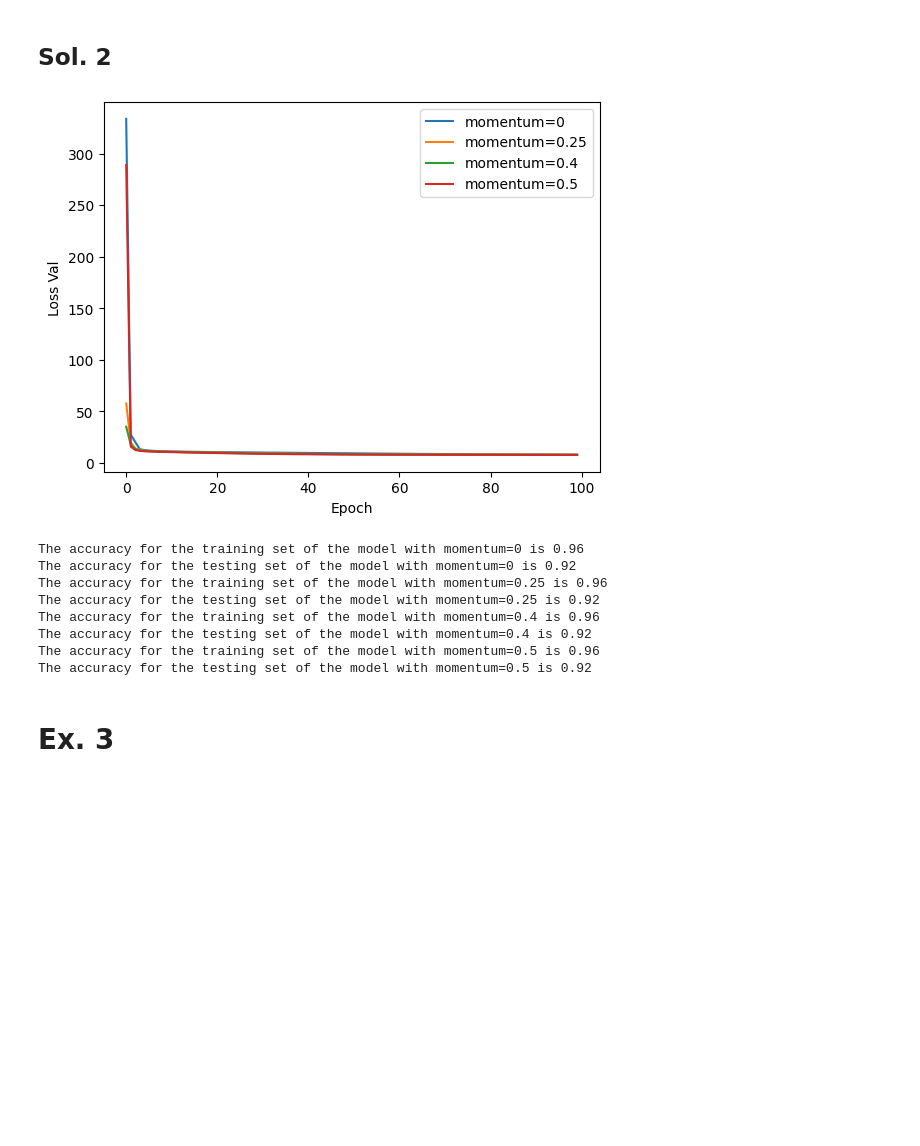
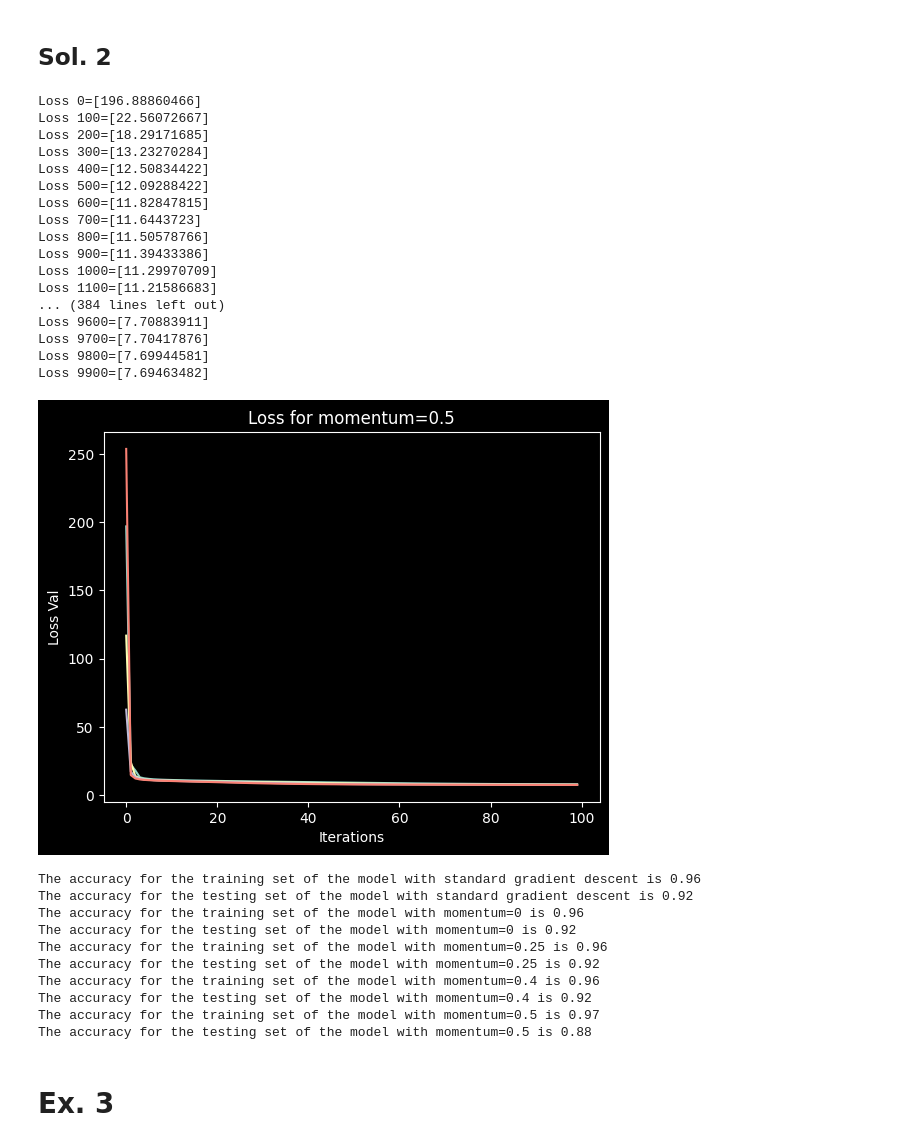
Before and after one commit to albert-santos01/DeepLearning, a Jupyter notebook: P1/P1-Questions.ipynb, the cells around one changed output. Saved outputs shown, nothing was run; the diff lists cells and outputs as text; code cells hidden in the pictures; blank space fills up the shorter version.

Commit message:
finale del código

```diff
--- a/P1/P1-Questions.ipynb
+++ b/P1/P1-Questions.ipynb
@@ -127,14 +130,16 @@ def train(NN,X, y,epoch = 10000,lr = .1, verbose = True):
 
     return list_loss
 # %%
-def plot_loss(list_loss):
+def plot_loss(list_loss, label='Loss vs Iterations', save_path='Results/loss.png'):
     plt.plot(list_loss)
     plt.xlabel('Iterations')
     plt.ylabel('Loss Val')
-    plt.title('Loss vs Iterations')
-    plt.show()
-    plt.savefig('Results/loss_1.3.png')
+    plt.title(label)
+    plt.savefig(save_path)
+
+
 x = np.array([train_df['X'],train_df['Y']]).T
 y = np.array([train_df['C']]).T
-NN = MLP(inputNode=2, hiddenNode=16)
-list_loss = train(NN, x, y, epoch=100000, lr=0.01, verbose=False)
+NN_stand = MLP(inputNode=2, hiddenNode=16)
+list_loss = train(NN_stand, x, y, epoch=100000, lr=0.01, verbose=False)
+plot_loss(list_loss, save_path='Results/standard/loss_1.3.png')
@@ -220,58 +225,77 @@ def train_woptimizer(NN, X, y,epoch = 1,optim = None, verbose = True):
         yHat = NN.forward(X)
 
         gradW1,gradW2 = NN.backward(X,yHat,y)
-        '''#now update the weight using gradient descent and the optimizer class
-        NN.W1 -= gradW1 * lr
-        NN.W2 -= gradW2 * lr'''
         NN.W1, NN.W2 = optim.step([NN.W1,NN.W2],[gradW1,gradW2])
 
         if i%100 == 0 :
             loss = NN.loss(yHat,y)
             list_loss.append(loss)
             if verbose: print('Loss {}={}'.format(i,loss))
-
+    print('Final Loss value is {}'.format(loss))
     return list_loss
 # %%
 mom_list = [0, 0.25, 0.4, 0.5]
-models = []
+models = [NN_stand]
 for i, mom in enumerate(mom_list):
     NN_mom = MLP(inputNode=2, hiddenNode=128)
     optimizer = OptimMom(learning_rate=0.01, weight_list=[NN_mom.W1, NN_mom.W2], momentum=mom)
     list_loss = train_woptimizer(NN_mom, x, y, epoch=10000, optim=optimizer, verbose=False)
     models.append(NN_mom)
-    plt.plot(list_loss, label=f'momentum={mom}')
-    plt.legend()
-    plt.xlabel('Epoch')
-    plt.ylabel('Loss Val')
-    del NN_mom
+    plot_loss(list_loss, label=f'Loss for momentum={mom}', save_path=f'Results/momentum/loss_mom_{mom}.png')
 # %% [output]
+Loss 0=[196.88860466]
+Loss 100=[22.56072667]
+Loss 200=[18.29171685]
+Loss 300=[13.23270284]
+Loss 400=[12.50834422]
+Loss 500=[12.09288422]
+Loss 600=[11.82847815]
+Loss 700=[11.6443723]
+Loss 800=[11.50578766]
+Loss 900=[11.39433386]
+Loss 1000=[11.29970709]
+Loss 1100=[11.21586683]
+... (384 lines left out)
+Loss 9600=[7.70883911]
+Loss 9700=[7.70417876]
+Loss 9800=[7.69944581]
+Loss 9900=[7.69463482]
-[figure, old version]
+[figure, new version]
 # %%
-# 4
-for i, NN in enumerate(models):
+# compare the performance of all these models on the training and testing set
+for i, NN_iter in enumerate(models):
     for df in [train_df, test_df]:
         x_temp = np.array([df['X'],df['Y']]).T
-        Z_raw = NN.forward(x_temp)
+        Z_raw = NN_iter.forward(x_temp)
         try:
             Z = [round(val[0]) for val in Z_raw]
         except ValueError:
+            print(f"There was an error in the forward propagation for the model with momentum {mom_list[i-1]}")
             continue
         y_temp = np.array([df['C']]).T
         assert (len(Z)==len(y_temp))
         acc = sum(1 if Z[i]==y_temp[i] else 0 for i in range(len(y_temp)))/len(y_temp)
+        if i == 0:
+            if len(df) == len(train_df):
+                print(f"The accuracy for the training set of the model with standard gradient descent is {acc}")
+            elif len(df) == len(test_df):
+                print(f"The accuracy for the testing set of the model with standard gradient descent is {acc}")
+            continue
         if len(df) == len(train_df):
-            print(f"The accuracy for the training set of the model with momentum={mom_list[i]} is {acc}")
-        if len(df) == len(test_df):
-            print(f"The accuracy for the testing set of the model with momentum={mom_list[i]} is {acc}")
+            print(f"The accuracy for the training set of the model with momentum={mom_list[i-1]} is {acc}")
+        elif len(df) == len(test_df):
+            print(f"The accuracy for the testing set of the model with momentum={mom_list[i-1]} is {acc}")
 # %% [output]
+The accuracy for the training set of the model with standard gradient descent is 0.96
+The accuracy for the testing set of the model with standard gradient descent is 0.92
 The accuracy for the training set of the model with momentum=0 is 0.96
 The accuracy for the testing set of the model with momentum=0 is 0.92
 The accuracy for the training set of the model with momentum=0.25 is 0.96
 The accuracy for the testing set of the model with momentum=0.25 is 0.92
 The accuracy for the training set of the model with momentum=0.4 is 0.96
 The accuracy for the testing set of the model with momentum=0.4 is 0.92
-The accuracy for the training set of the model with momentum=0.5 is 0.96
-The accuracy for the testing set of the model with momentum=0.5 is 0.92
+The accuracy for the training set of the model with momentum=0.5 is 0.97
+The accuracy for the testing set of the model with momentum=0.5 is 0.88
 # %% [markdown]
 # Ex. 3
 # %%
```
Also changed, not shown: parts of 13 cells of this notebook, 5 other files.
